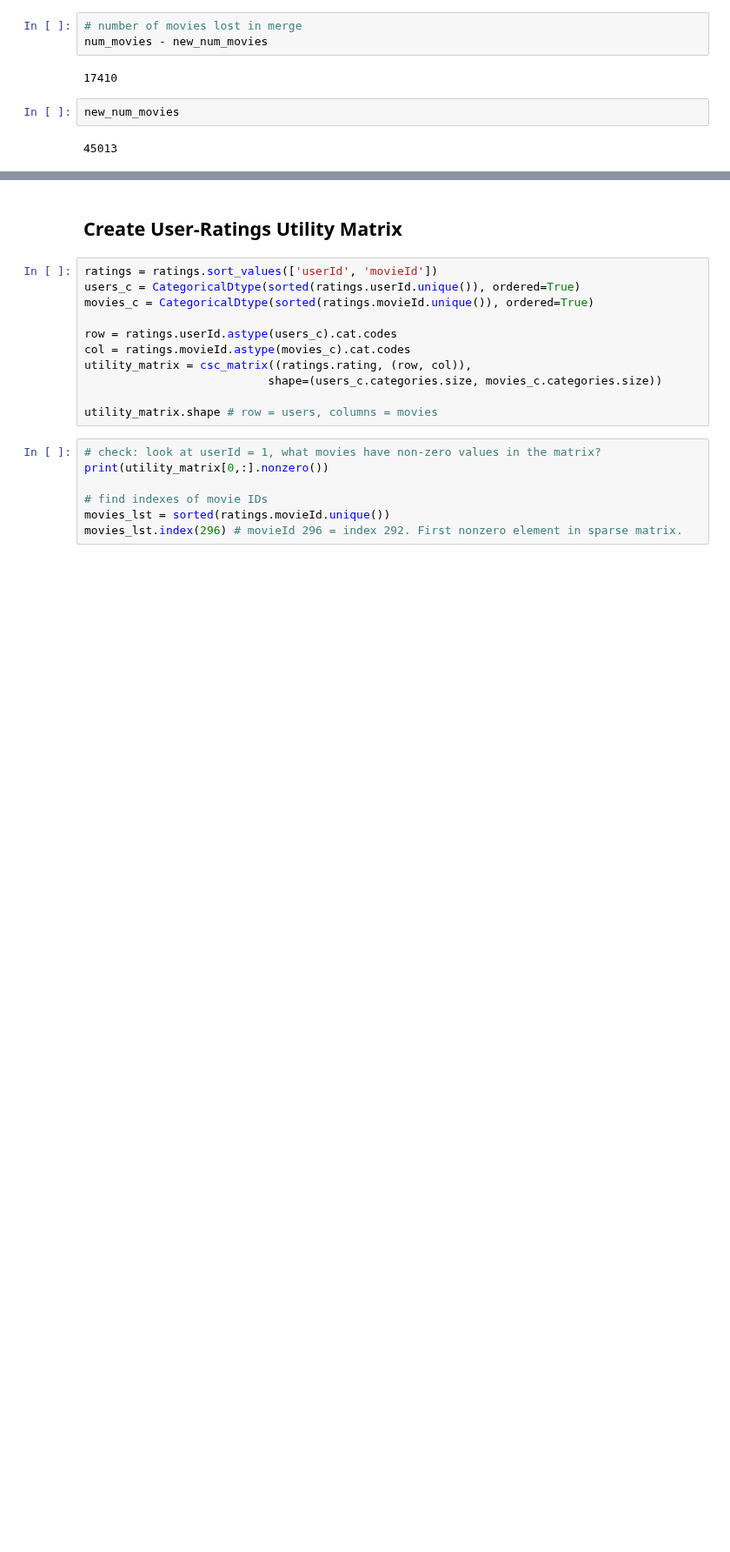
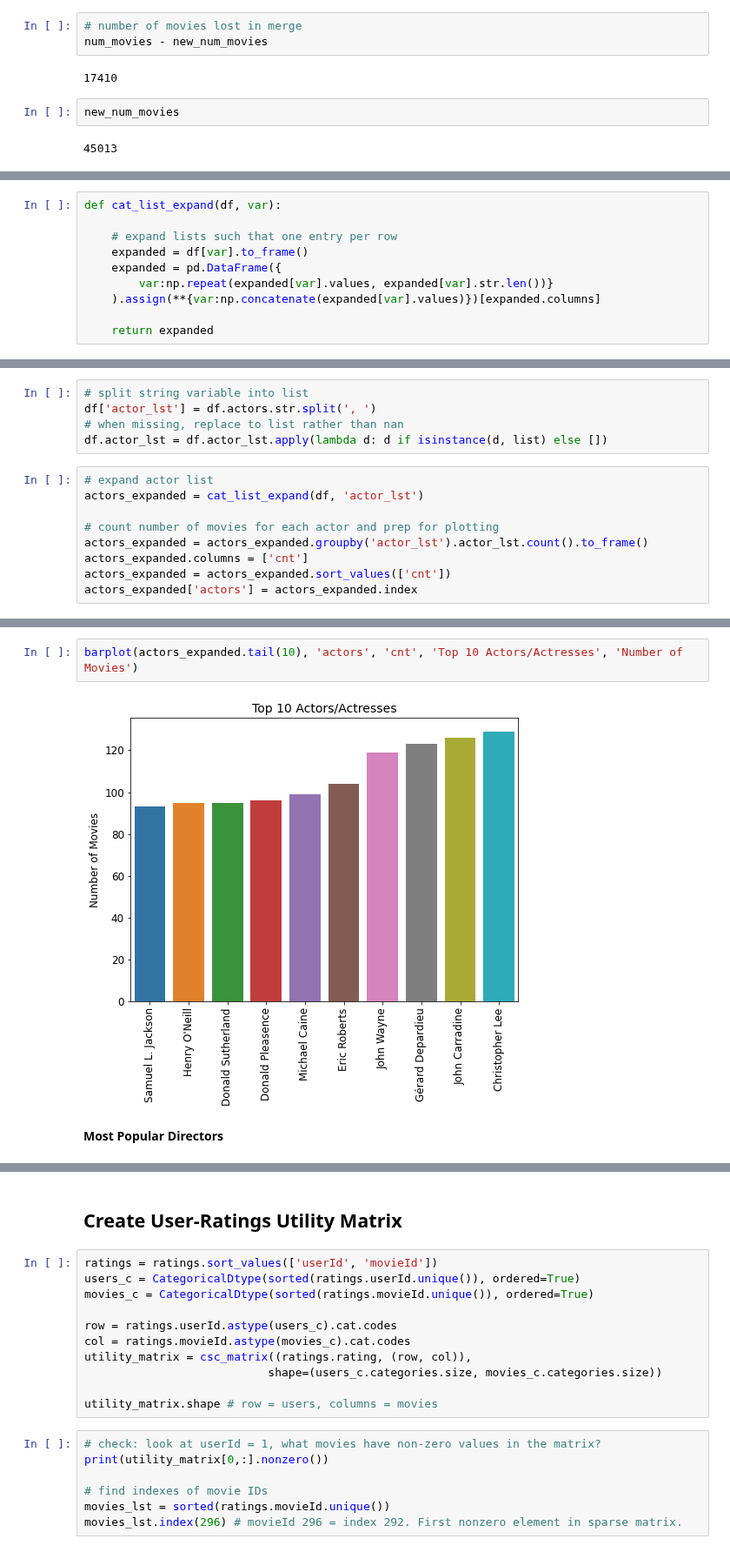
Before and after one commit to GovindBhala/DS5500-Movie-Recommendation-System, a Jupyter notebook: recommendation data exploration.ipynb, the cells around one changed output, grey strips where cells are left out. Shown at 87% size. Cells and saved outputs as stored; diff of their text form; blank space fills up the shorter version.

```diff
--- a/recommendation data exploration.ipynb
+++ b/recommendation data exploration.ipynb
@@ -95,0 +107,10 @@ dtype: int64
+# %%
+def cat_list_expand(df, var):
+
+    # expand lists such that one entry per row
+    expanded = df[var].to_frame()
+    expanded = pd.DataFrame({
+        var:np.repeat(expanded[var].values, expanded[var].str.len())}
+    ).assign(**{var:np.concatenate(expanded[var].values)})[expanded.columns]
+
+    return expanded
@@ -95,0 +176,14 @@ dtype: int64
+# %%
+# split string variable into list
+df['actor_lst'] = df.actors.str.split(', ')
+# when missing, replace to list rather than nan
+df.actor_lst = df.actor_lst.apply(lambda d: d if isinstance(d, list) else [])
+# %%
+# expand actor list
+actors_expanded = cat_list_expand(df, 'actor_lst')
+
+# count number of movies for each actor and prep for plotting
+actors_expanded = actors_expanded.groupby('actor_lst').actor_lst.count().to_frame()
+actors_expanded.columns = ['cnt']
+actors_expanded = actors_expanded.sort_values(['cnt'])
+actors_expanded['actors'] = actors_expanded.index
@@ -95,0 +201,6 @@ dtype: int64
+# %%
+barplot(actors_expanded.tail(10), 'actors', 'cnt', 'Top 10 Actors/Actresses', 'Number of Movies')
+# %% [output]
+[figure, added]
+# %% [markdown]
+__Most Popular Directors__
```
Also changed, not shown: parts of 31 cells of this notebook.
